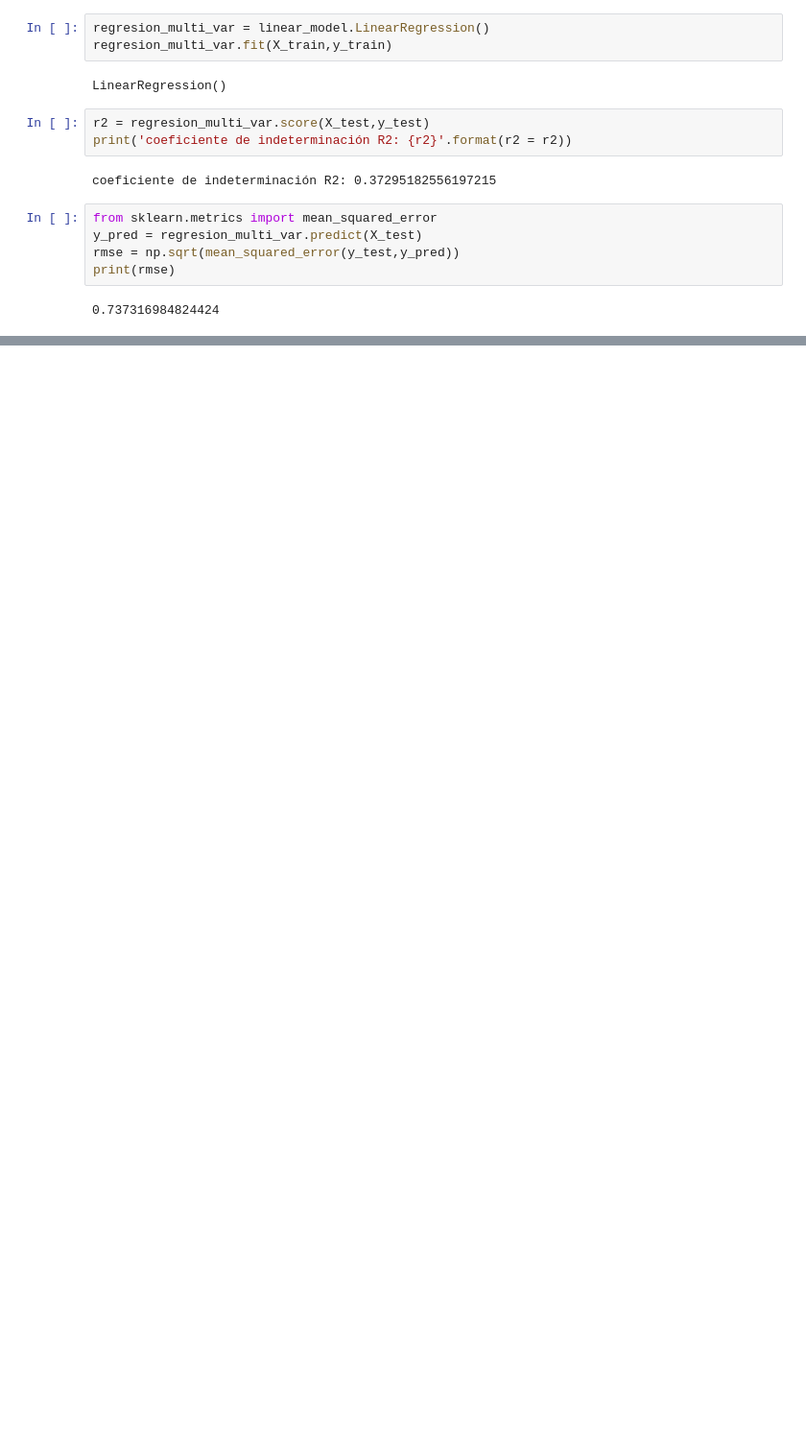
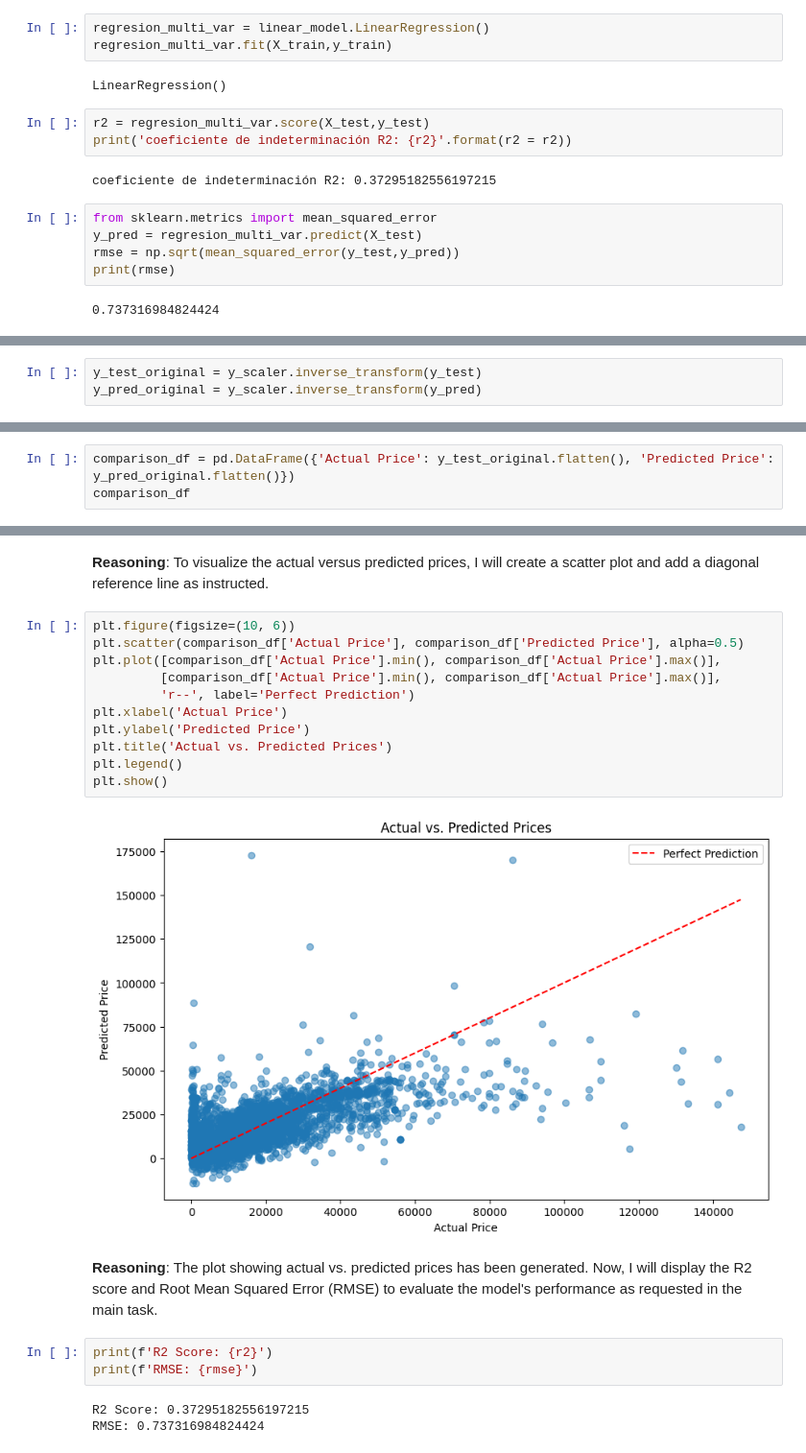
Before and after one commit to AngelFelixV/Regresi-n_predictor_autos, a Jupyter notebook: Copia_de_Regresión_clase_autos.ipynb, the cells around one changed output, grey strips where cells are left out. Shown: that part at 96% size. Saved outputs shown, nothing was run; the diff lists cells and outputs as text; blank space fills up the shorter version.

```diff
--- a/Copia_de_Regresión_clase_autos.ipynb
+++ b/Copia_de_Regresión_clase_autos.ipynb
@@ -365,0 +377,3 @@ print(rmse)
+# %%
+y_test_original = y_scaler.inverse_transform(y_test)
+y_pred_original = y_scaler.inverse_transform(y_pred)
@@ -365,0 +388,3 @@ print(rmse)
+# %%
+comparison_df = pd.DataFrame({'Actual Price': y_test_original.flatten(), 'Predicted Price': y_pred_original.flatten()})
+comparison_df
@@ -365,0 +410,25 @@ print(rmse)
+# %% [markdown]
+**Reasoning**:
+To visualize the actual versus predicted prices, I will create a scatter plot and add a diagonal reference line as instructed.
+# %%
+plt.figure(figsize=(10, 6))
+plt.scatter(comparison_df['Actual Price'], comparison_df['Predicted Price'], alpha=0.5)
+plt.plot([comparison_df['Actual Price'].min(), comparison_df['Actual Price'].max()],
+         [comparison_df['Actual Price'].min(), comparison_df['Actual Price'].max()],
+         'r--', label='Perfect Prediction')
+plt.xlabel('Actual Price')
+plt.ylabel('Predicted Price')
+plt.title('Actual vs. Predicted Prices')
+plt.legend()
+plt.show()
+# %% [output]
+[figure, added]
+# %% [markdown]
+**Reasoning**:
+The plot showing actual vs. predicted prices has been generated. Now, I will display the R2 score and Root Mean Squared Error (RMSE) to evaluate the model's performance as requested in the main task.
+# %%
+print(f'R2 Score: {r2}')
+print(f'RMSE: {rmse}')
+# %% [output]
+R2 Score: 0.37295182556197215
+RMSE: 0.737316984824424
```
Also changed, not shown: parts of 31 cells of this notebook.
